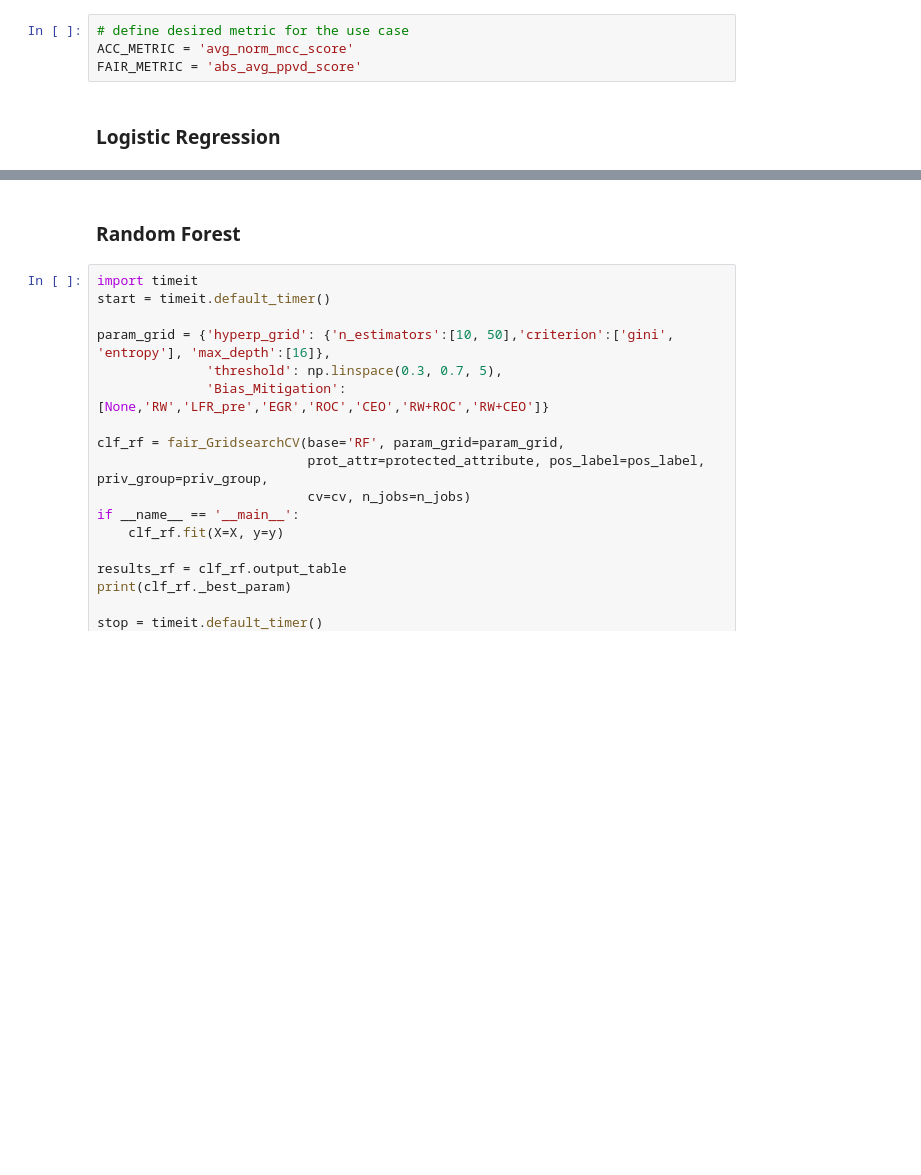
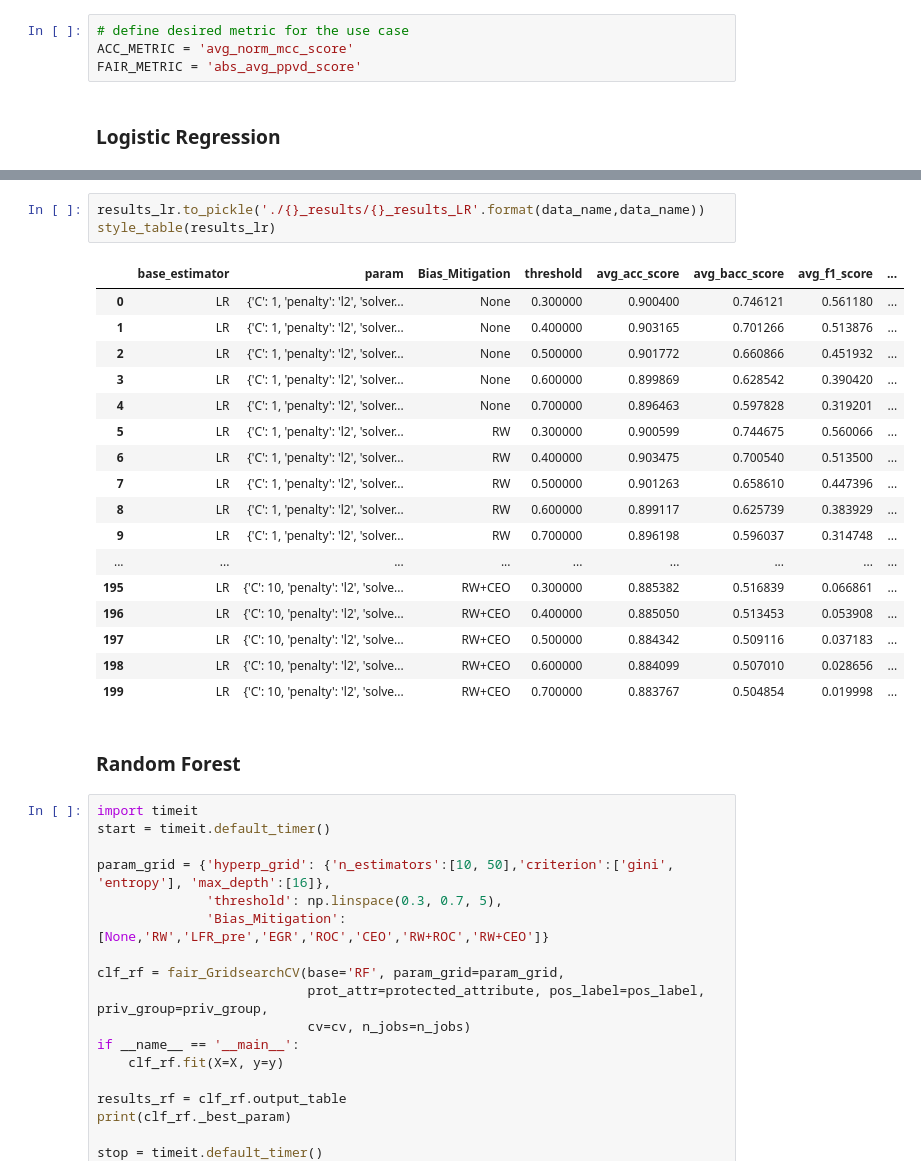
Before and after one commit to pknguyen2704/FairGridSearch_Experiment, a Jupyter notebook: model/BM_Bank_Marketing.ipynb, the cells around one changed output, grey strips where cells are left out. Drawn from its saved outputs; the diff is of its cells as text; blank space fills up the shorter version.

```diff
--- a/model/BM_Bank_Marketing.ipynb
+++ b/model/BM_Bank_Marketing.ipynb
@@ -184,3 +168,24 @@ start multiprocessing
+# %%
+results_lr.to_pickle('./{}_results/{}_results_LR'.format(data_name,data_name))
+style_table(results_lr)
+# %% [output]
+|  | base_estimator | param | Bias_Mitigation | threshold | avg_acc_score | avg_bacc_score | avg_f1_score | ... |
+| 0 | LR | {'C': 1, 'penalty': 'l2', 'solver... | None | 0.300000 | 0.900400 | 0.746121 | 0.561180 | ... |
+| 1 | LR | {'C': 1, 'penalty': 'l2', 'solver... | None | 0.400000 | 0.903165 | 0.701266 | 0.513876 | ... |
+| 2 | LR | {'C': 1, 'penalty': 'l2', 'solver... | None | 0.500000 | 0.901772 | 0.660866 | 0.451932 | ... |
+| 3 | LR | {'C': 1, 'penalty': 'l2', 'solver... | None | 0.600000 | 0.899869 | 0.628542 | 0.390420 | ... |
+| 4 | LR | {'C': 1, 'penalty': 'l2', 'solver... | None | 0.700000 | 0.896463 | 0.597828 | 0.319201 | ... |
+| 5 | LR | {'C': 1, 'penalty': 'l2', 'solver... | RW | 0.300000 | 0.900599 | 0.744675 | 0.560066 | ... |
+| 6 | LR | {'C': 1, 'penalty': 'l2', 'solver... | RW | 0.400000 | 0.903475 | 0.700540 | 0.513500 | ... |
+| 7 | LR | {'C': 1, 'penalty': 'l2', 'solver... | RW | 0.500000 | 0.901263 | 0.658610 | 0.447396 | ... |
+| 8 | LR | {'C': 1, 'penalty': 'l2', 'solver... | RW | 0.600000 | 0.899117 | 0.625739 | 0.383929 | ... |
+| 9 | LR | {'C': 1, 'penalty': 'l2', 'solver... | RW | 0.700000 | 0.896198 | 0.596037 | 0.314748 | ... |
+| ... | ... | ... | ... | ... | ... | ... | ... | ... |
+| 195 | LR | {'C': 10, 'penalty': 'l2', 'solve... | RW+CEO | 0.300000 | 0.885382 | 0.516839 | 0.066861 | ... |
+| 196 | LR | {'C': 10, 'penalty': 'l2', 'solve... | RW+CEO | 0.400000 | 0.885050 | 0.513453 | 0.053908 | ... |
+| 197 | LR | {'C': 10, 'penalty': 'l2', 'solve... | RW+CEO | 0.500000 | 0.884342 | 0.509116 | 0.037183 | ... |
+| 198 | LR | {'C': 10, 'penalty': 'l2', 'solve... | RW+CEO | 0.600000 | 0.884099 | 0.507010 | 0.028656 | ... |
+| 199 | LR | {'C': 10, 'penalty': 'l2', 'solve... | RW+CEO | 0.700000 | 0.883767 | 0.504854 | 0.019998 | ... |
 # %% [markdown]
 ### Random Forest
 # %%
```
Also changed, not shown: parts of 9 cells of this notebook, 1 other file.
